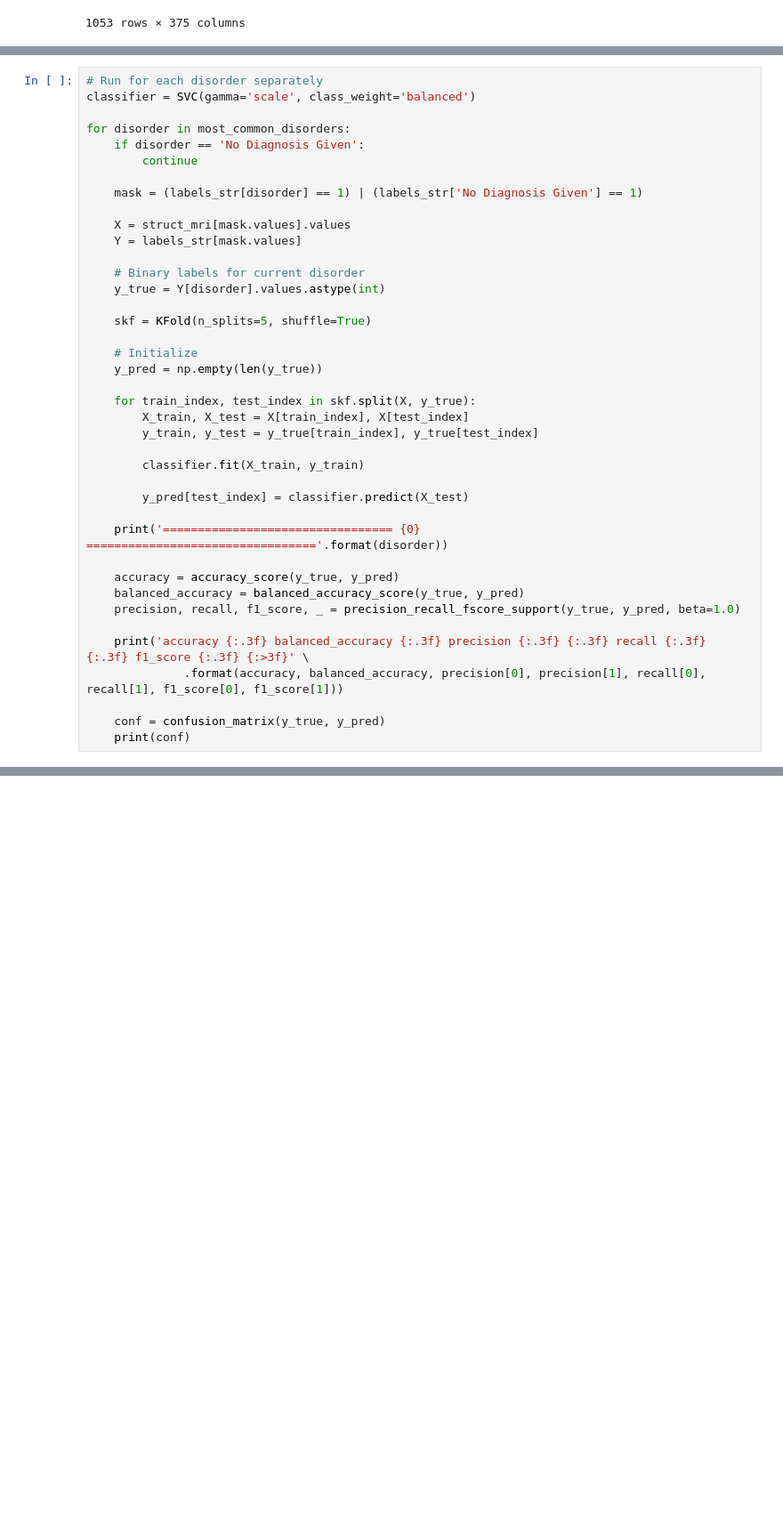
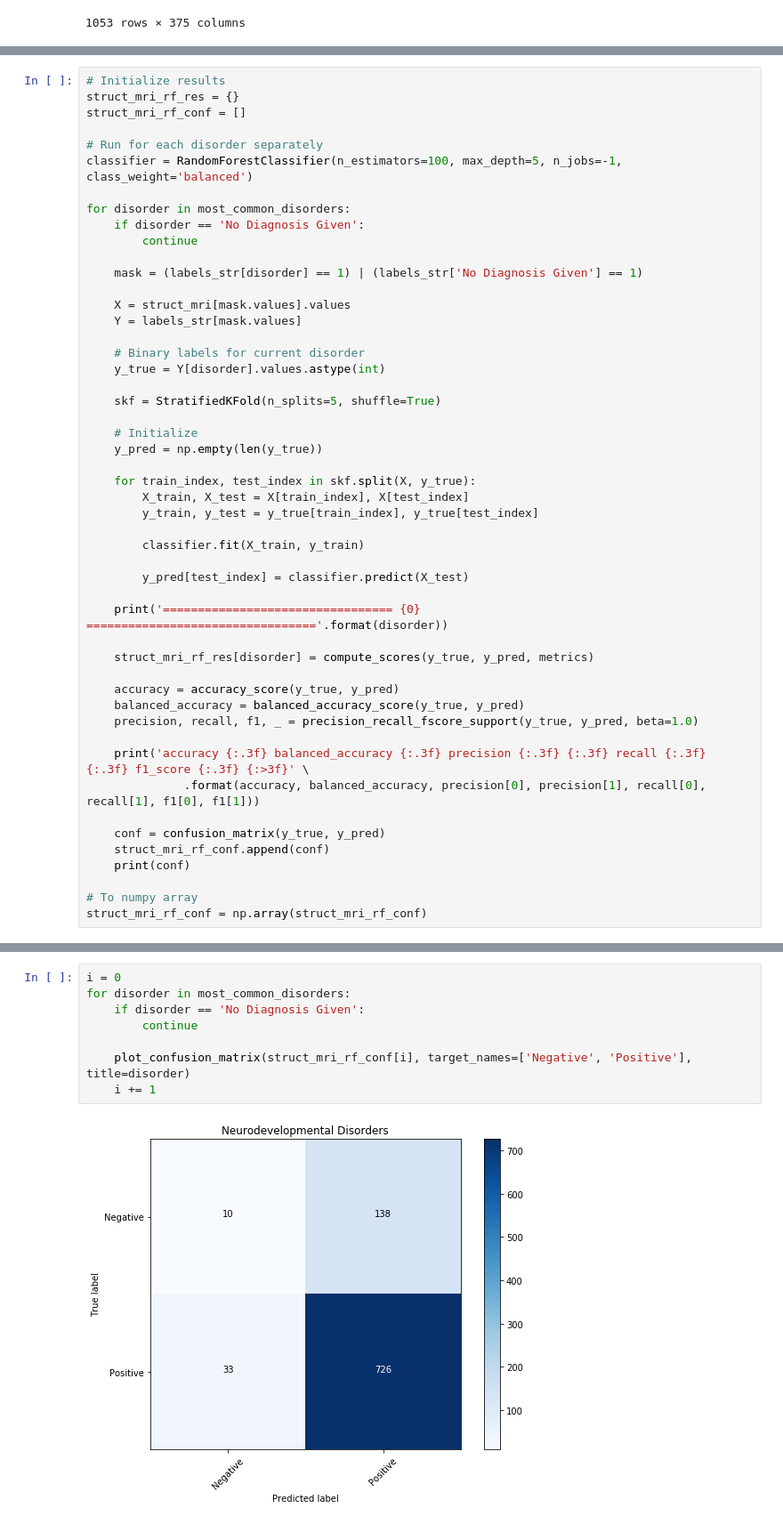
Before and after one commit to sanagno/psychiatry-mri-eeg, a Jupyter notebook: mri-experiments.ipynb, the cells around one changed output, grey strips where cells are left out. Shown at 89% size. Saved outputs shown, nothing was run; the diff lists cells and outputs as text; blank space fills up the shorter version.

```diff
--- a/mri-experiments.ipynb
+++ b/mri-experiments.ipynb
@@ -510,6 +780,10 @@ See the caveats in the documentation: http://pandas.pydata.org/pandas-docs/stabl
 # %%
+# Initialize results
+struct_mri_rf_res = {}
+struct_mri_rf_conf = []
+
 # Run for each disorder separately
-classifier = SVC(gamma='scale', class_weight='balanced')
+classifier = RandomForestClassifier(n_estimators=100, max_depth=5, n_jobs=-1, class_weight='balanced')
 
 for disorder in most_common_disorders:
     if disorder == 'No Diagnosis Given':
@@ -523,7 +797,7 @@ for disorder in most_common_disorders:
     # Binary labels for current disorder
     y_true = Y[disorder].values.astype(int)
 
-    skf = KFold(n_splits=5, shuffle=True)
+    skf = StratifiedKFold(n_splits=5, shuffle=True)
 
     # Initialize
     y_pred = np.empty(len(y_true))
@@ -538,14 +812,20 @@ for disorder in most_common_disorders:
 
     print('================================= {0} ================================='.format(disorder))
 
+    struct_mri_rf_res[disorder] = compute_scores(y_true, y_pred, metrics)
+
     accuracy = accuracy_score(y_true, y_pred)
     balanced_accuracy = balanced_accuracy_score(y_true, y_pred)
-    precision, recall, f1_score, _ = precision_recall_fscore_support(y_true, y_pred, beta=1.0)
+    precision, recall, f1, _ = precision_recall_fscore_support(y_true, y_pred, beta=1.0)
 
     print('accuracy {:.3f} balanced_accuracy {:.3f} precision {:.3f} {:.3f} recall {:.3f} {:.3f} f1_score {:.3f} {:>3f}' \
-              .format(accuracy, balanced_accuracy, precision[0], precision[1], recall[0], recall[1], f1_score[0], f1_score[1]))
+              .format(accuracy, balanced_accuracy, precision[0], precision[1], recall[0], recall[1], f1[0], f1[1]))
 
     conf = confusion_matrix(y_true, y_pred)
+    struct_mri_rf_conf.append(conf)
     print(conf)
+
+# To numpy array
+struct_mri_rf_conf = np.array(struct_mri_rf_conf)
 # %% [output]
 ================================= Neurodevelopmental Disorders =================================
@@ -636,0 +852,10 @@ accuracy 0.759 balanced_accuracy 0.522 precision 0.767 0.500 recall 0.980 0.064
+# %%
+i = 0
+for disorder in most_common_disorders:
+    if disorder == 'No Diagnosis Given':
+        continue
+
+    plot_confusion_matrix(struct_mri_rf_conf[i], target_names=['Negative', 'Positive'], title=disorder)
+    i += 1
+# %% [output]
+[figure, added]
```
Also changed, not shown: parts of 23 cells of this notebook.
